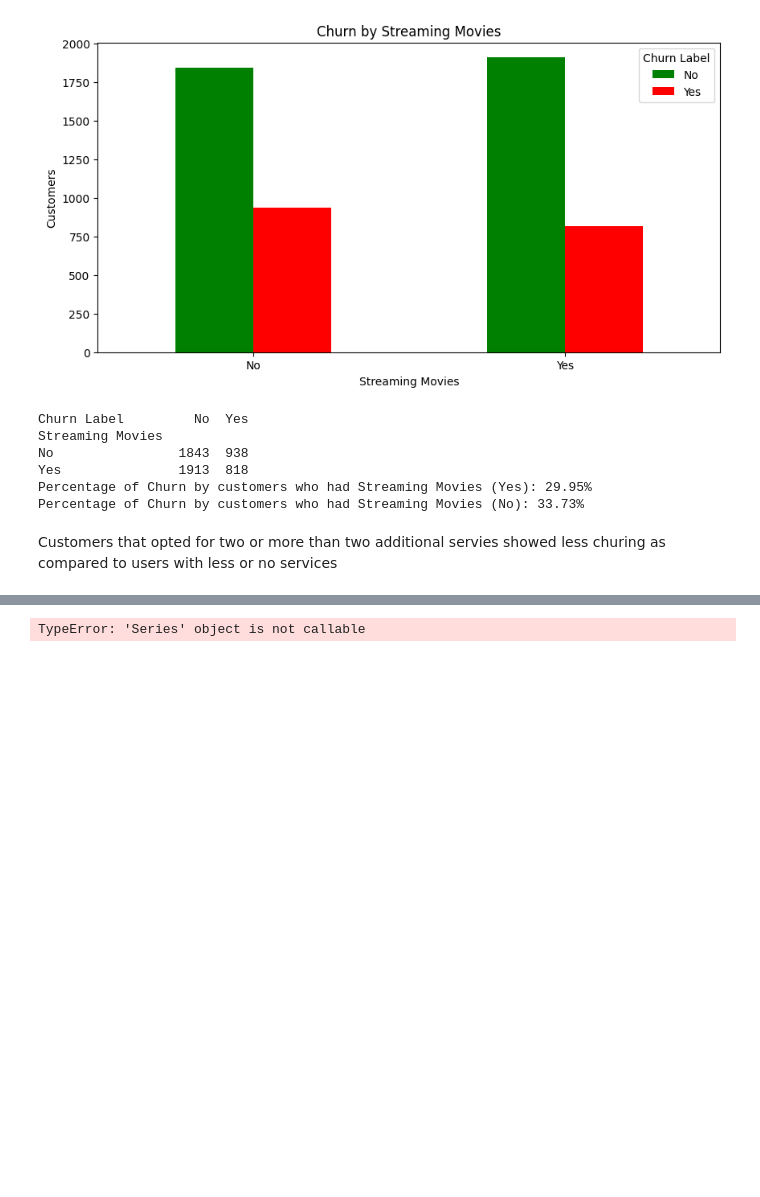
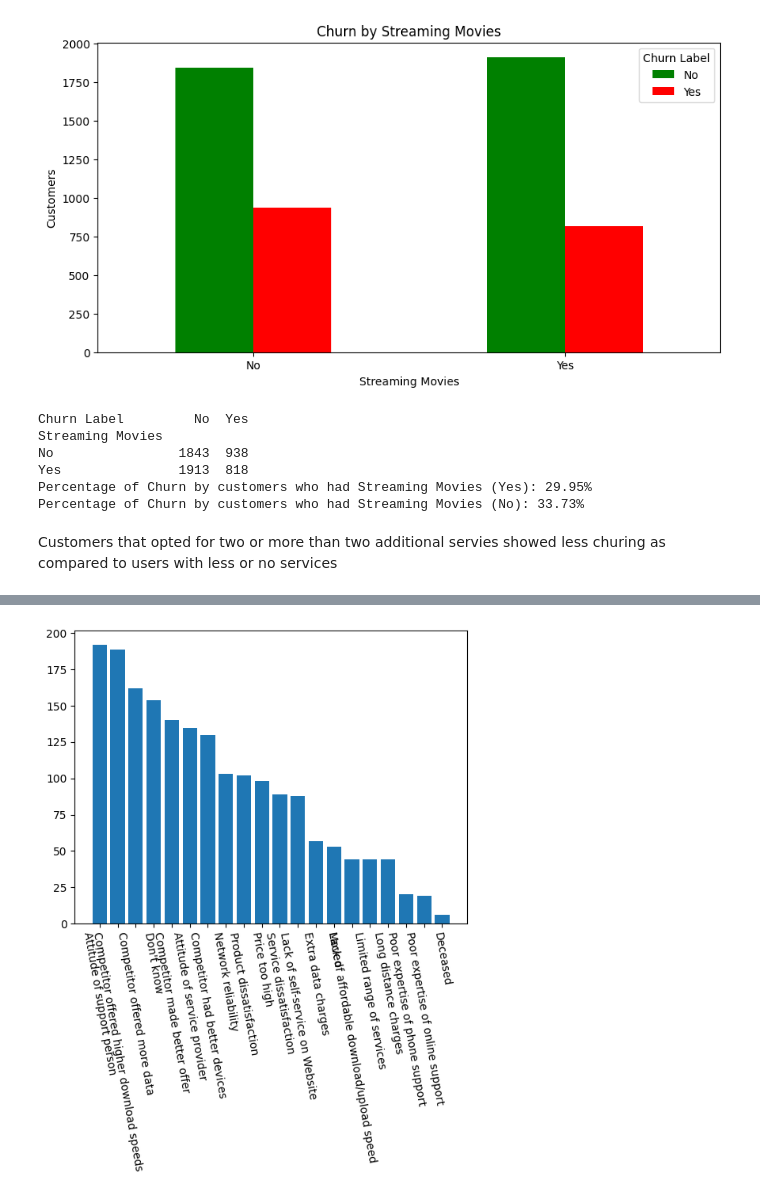
Before and after one commit to Zia-Ul-Hasan/Churn-Prediction-IBM-telco, a Jupyter notebook: EDA_Churn.ipynb, the cells around one changed output, grey strips where cells are left out. Cells and saved outputs as stored; diff of their text form; code cells hidden in the pictures; blank space fills up the shorter version.

```diff
--- a/EDA_Churn.ipynb
+++ b/EDA_Churn.ipynb
@@ -382,10 +376,10 @@ Customers with 5 services: 9.05% churn rate (41/453)
-# %%
-dfz=pd.DataFrame(df['Churn Reason'].value_counts())
-# Use reset_index without the 'name' argument
-dfz = dfz.rename_axis('Churn Reason').reset_index()
-# Rename the column that holds the counts (it will be named 'count' by default in newer pandas or the original name in older pandas)
-# We will rename the second column (index 1) which contains the counts
-dfz = dfz.rename(columns={dfz.columns[1]: 'Counts'})
-print(dfz)
-# %% [output]
-TypeError: 'Series' object is not callable
+# %%
+dfz=pd.DataFrame(df['Churn Reason'].value_counts())
+dfz = dfz.rename_axis('Churn Reason').reset_index()
+dfz = dfz.rename(columns={dfz.columns[1]: 'Counts'})
+dfz.reset_index(drop=True,inplace=True)
+plt.bar(dfz['Churn Reason'],dfz['Counts'])
+plt.xticks(rotation=280)
+plt.show()
+# %% [output]
+[figure, added]
```
Also changed, not shown: parts of 2 cells of this notebook.
